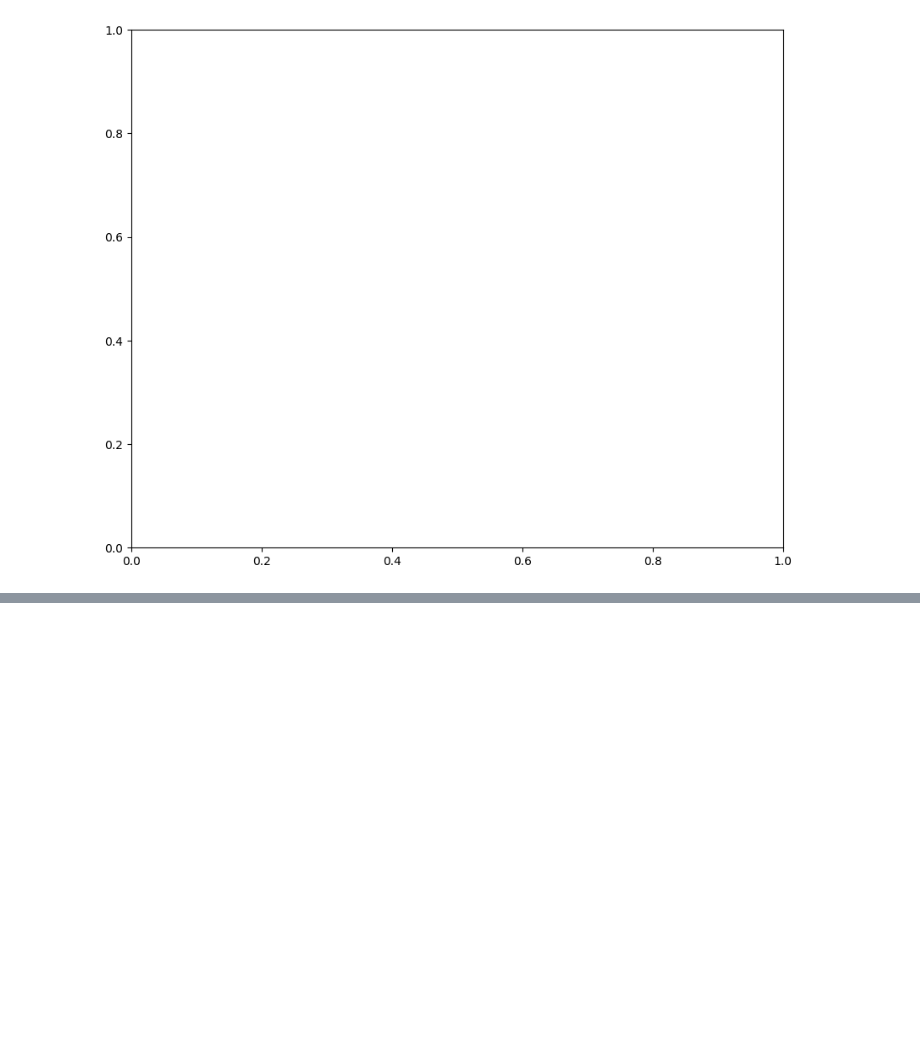
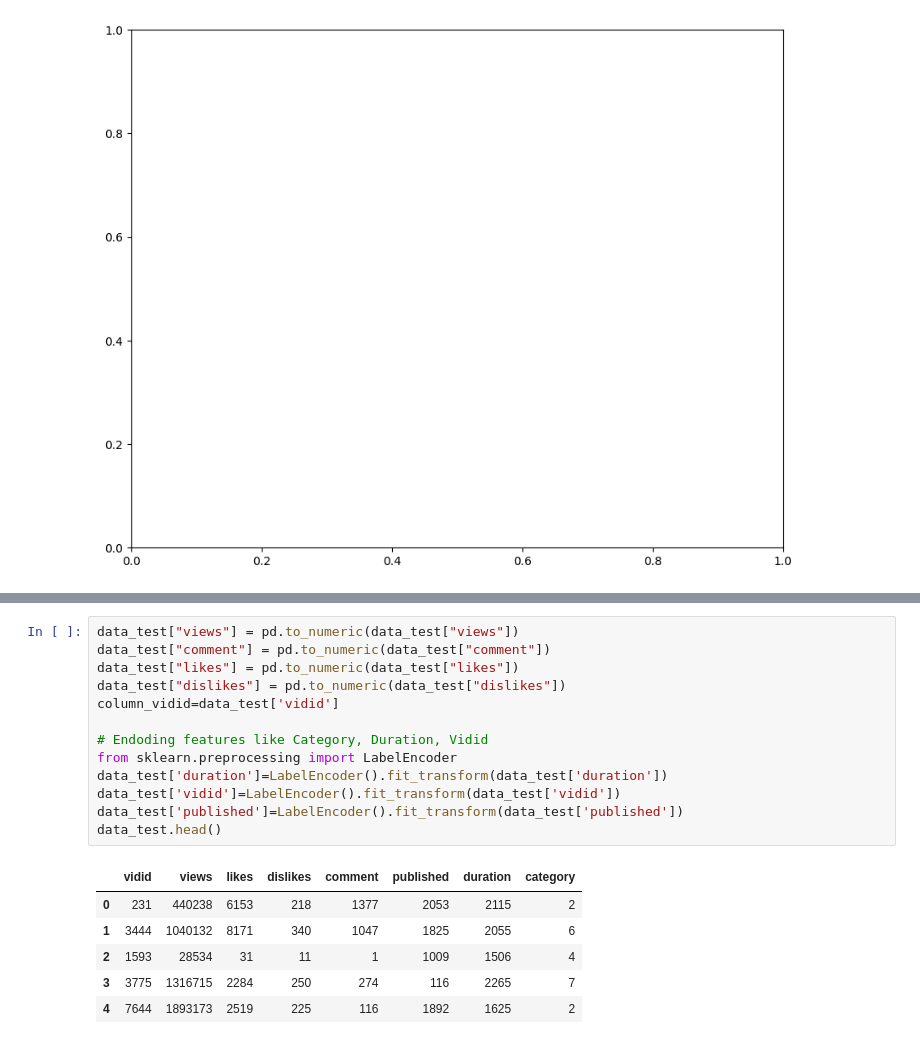
Before and after one commit to tejas-p-28/youtube_adview, a Jupyter notebook: youtube_project.ipynb, the cells around one changed output, grey strips where cells are left out. Drawn from its saved outputs; the diff is of its cells as text; blank space fills up the shorter version.

```diff
--- a/youtube_project.ipynb
+++ b/youtube_project.ipynb
@@ -247,0 +305,20 @@ WARNING:absl:You are saving your model as an HDF5 file via `model.save()` or `ke
+# %%
+data_test["views"] = pd.to_numeric(data_test["views"])
+data_test["comment"] = pd.to_numeric(data_test["comment"])
+data_test["likes"] = pd.to_numeric(data_test["likes"])
+data_test["dislikes"] = pd.to_numeric(data_test["dislikes"])
+column_vidid=data_test['vidid']
+
+# Endoding features like Category, Duration, Vidid
+from sklearn.preprocessing import LabelEncoder
+data_test['duration']=LabelEncoder().fit_transform(data_test['duration'])
+data_test['vidid']=LabelEncoder().fit_transform(data_test['vidid'])
+data_test['published']=LabelEncoder().fit_transform(data_test['published'])
+data_test.head()
+# %% [output]
+|  | vidid | views | likes | dislikes | comment | published | duration | category |
+| 0 | 231 | 440238 | 6153 | 218 | 1377 | 2053 | 2115 | 2 |
+| 1 | 3444 | 1040132 | 8171 | 340 | 1047 | 1825 | 2055 | 6 |
+| 2 | 1593 | 28534 | 31 | 11 | 1 | 1009 | 1506 | 4 |
+| 3 | 3775 | 1316715 | 2284 | 250 | 274 | 116 | 2265 | 7 |
+| 4 | 7644 | 1893173 | 2519 | 225 | 116 | 1892 | 1625 | 2 |
```
Also changed, not shown: parts of 27 cells of this notebook, 4 other files.
